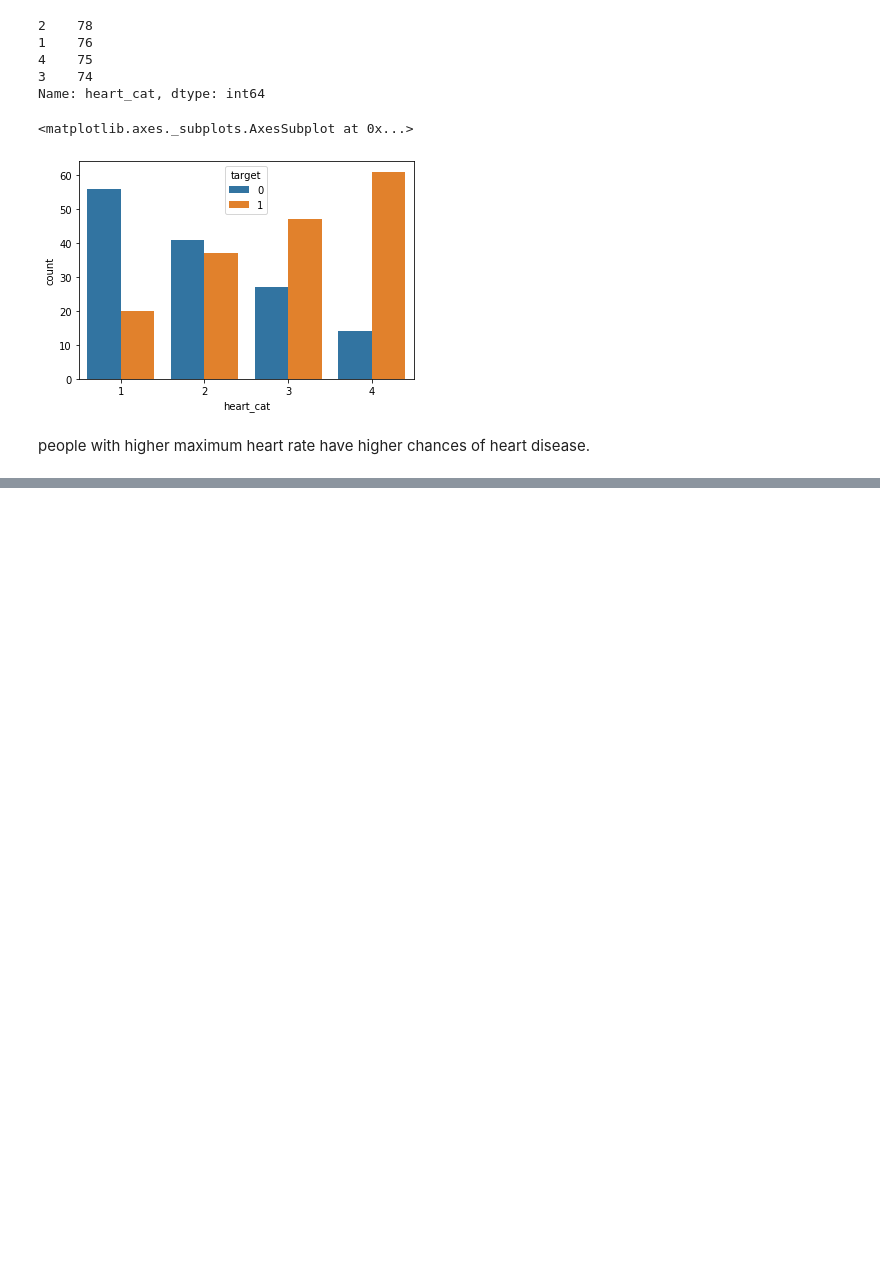
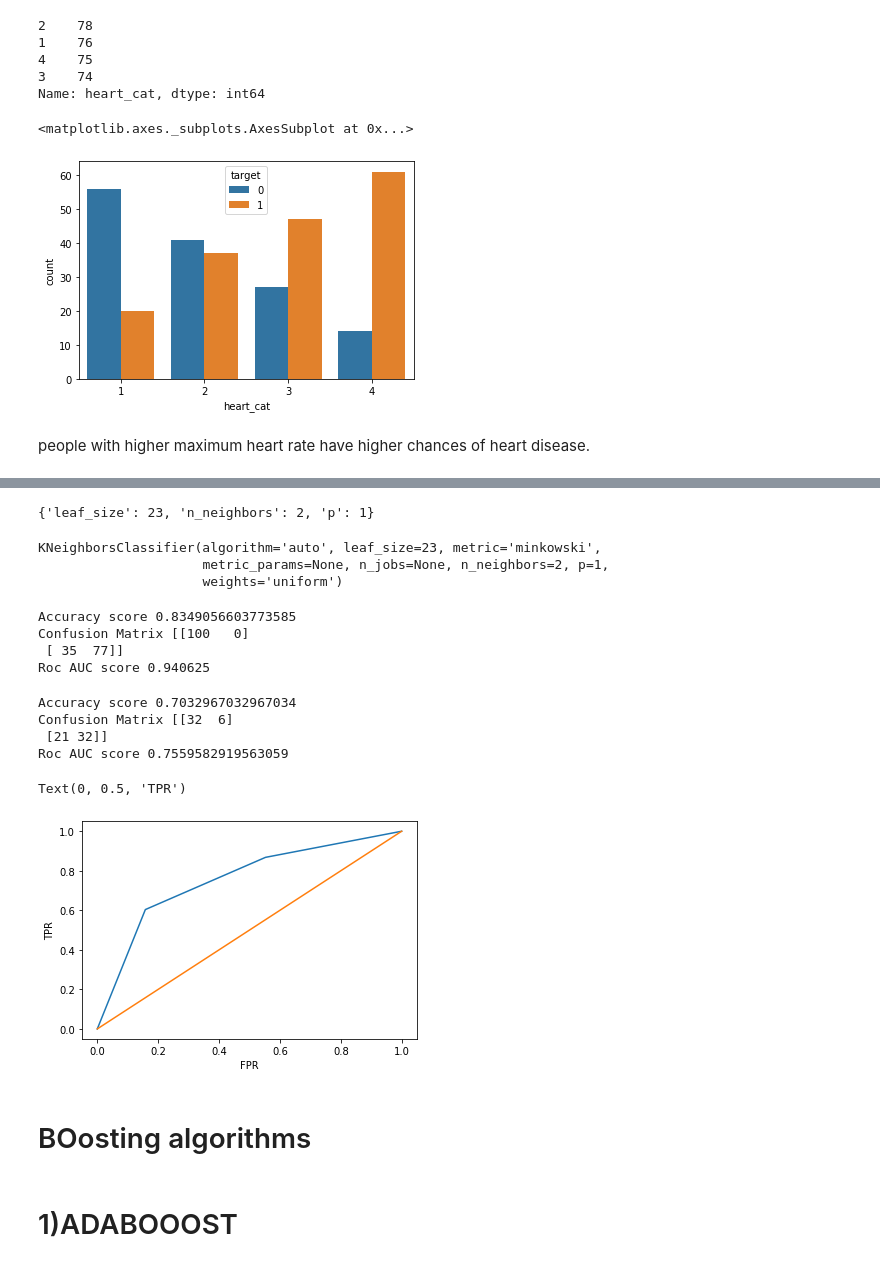
Before and after one commit to ShrutiUdagire/SupervisedLearning-Classification, a Jupyter notebook: Heartdisease.ipynb, the cells around one changed output, grey strips where cells are left out. Saved outputs shown, nothing was run; the diff lists cells and outputs as text; code cells hidden in the pictures; blank space fills up the shorter version.

```diff
--- a/Heartdisease.ipynb
+++ b/Heartdisease.ipynb
@@ -206,0 +399,12 @@ sns.pairplot(df,hue='target')
+# %%
+from sklearn.neighbors import KNeighborsClassifier
+from sklearn.model_selection import RandomizedSearchCV,GridSearchCV
+from scipy.stats import randint as sp_randint
+knc=KNeighborsClassifier()
+params={
+    'n_neighbors':sp_randint(2,6),
+    'leaf_size':sp_randint(5,30),
+    'p':sp_randint(1,5)
+}
+rs_knn=RandomizedSearchCV(knc,param_distributions=params,n_iter=15,scoring='roc_auc',return_train_score=True,cv=3)
+rs_knn.fit(X,y)
@@ -206,0 +425,46 @@ sns.pairplot(df,hue='target')
+# %%
+rs_knn.best_params_
+# %% [output]
+{'leaf_size': 23, 'n_neighbors': 2, 'p': 1}
+# %%
+knc=KNeighborsClassifier(**rs_knn.best_params_)
+knc.fit(X_train,y_train)
+# %% [output]
+KNeighborsClassifier(algorithm='auto', leaf_size=23, metric='minkowski',
+                     metric_params=None, n_jobs=None, n_neighbors=2, p=1,
+                     weights='uniform')
+# %%
+y_train_predict=knc.predict(X_train)
+y_train_prob=knc.predict_proba(X_train)[:,1]
+print("Accuracy score",accuracy_score(y_train,y_train_predict))
+print("Confusion Matrix",confusion_matrix(y_train,y_train_predict))
+print("Roc AUC score",roc_auc_score(y_train,y_train_prob))
+# %% [output]
+Accuracy score 0.8349056603773585
+Confusion Matrix [[100   0]
+ [ 35  77]]
+Roc AUC score 0.940625
+# %%
+y_test_predict=knc.predict(X_test)
+y_test_prob=knc.predict_proba(X_test)[:,1]
+print("Accuracy score",accuracy_score(y_test,y_test_predict))
+print("Confusion Matrix",confusion_matrix(y_test,y_test_predict))
+print("Roc AUC score",roc_auc_score(y_test,y_test_prob))
+# %% [output]
+Accuracy score 0.7032967032967034
+Confusion Matrix [[32  6]
+ [21 32]]
+Roc AUC score 0.7559582919563059
+# %%
+fpr,tpr,thresholds=roc_curve(y_test,y_test_prob)
+plt.plot(fpr,tpr)
+plt.plot(fpr,fpr)
+plt.xlabel('FPR')
+plt.ylabel('TPR')
+# %% [output]
+Text(0, 0.5, 'TPR')
+[figure, added]
+# %% [markdown]
+# BOosting algorithms
+# %% [markdown]
+# 1)ADABOOOST
```
Also changed, not shown: parts of 50 cells of this notebook.
